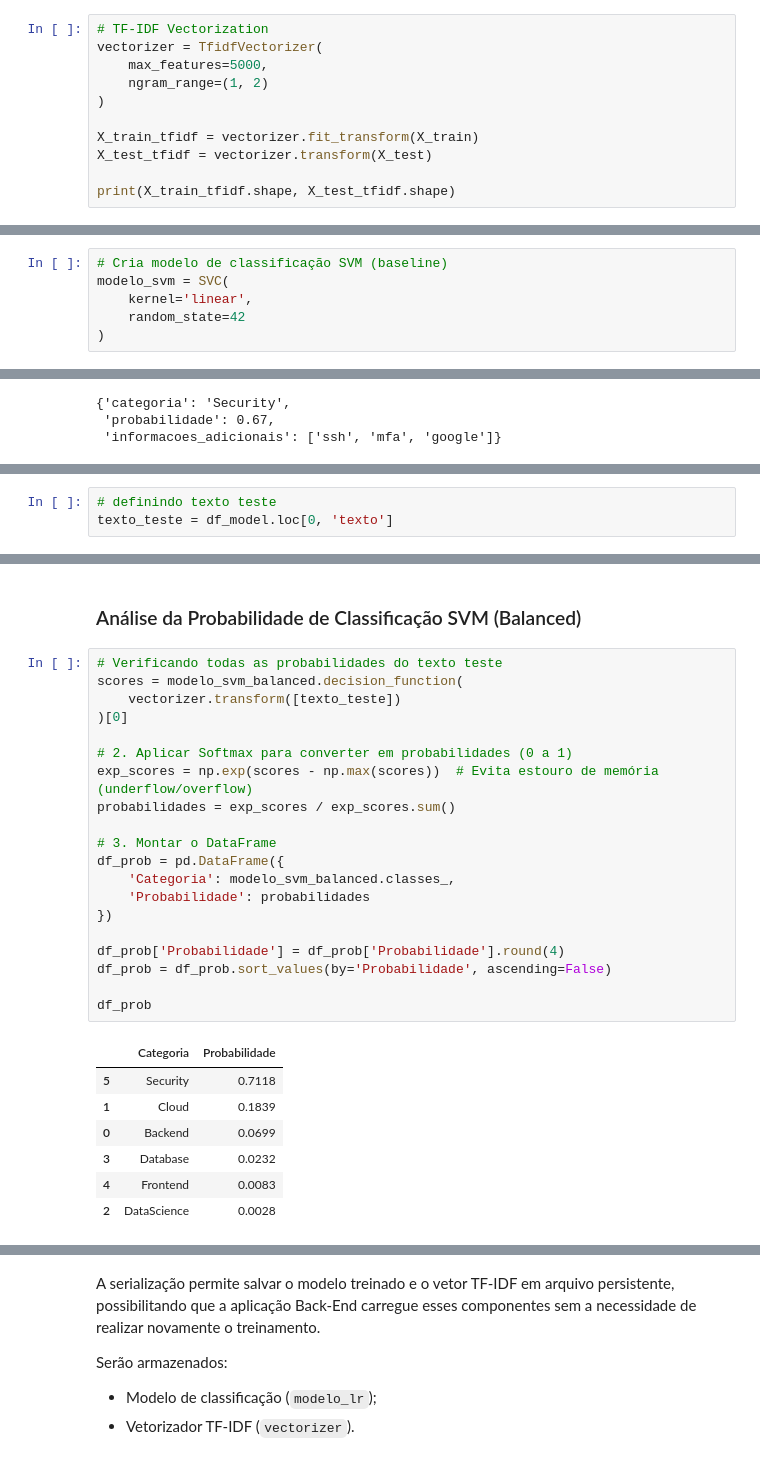
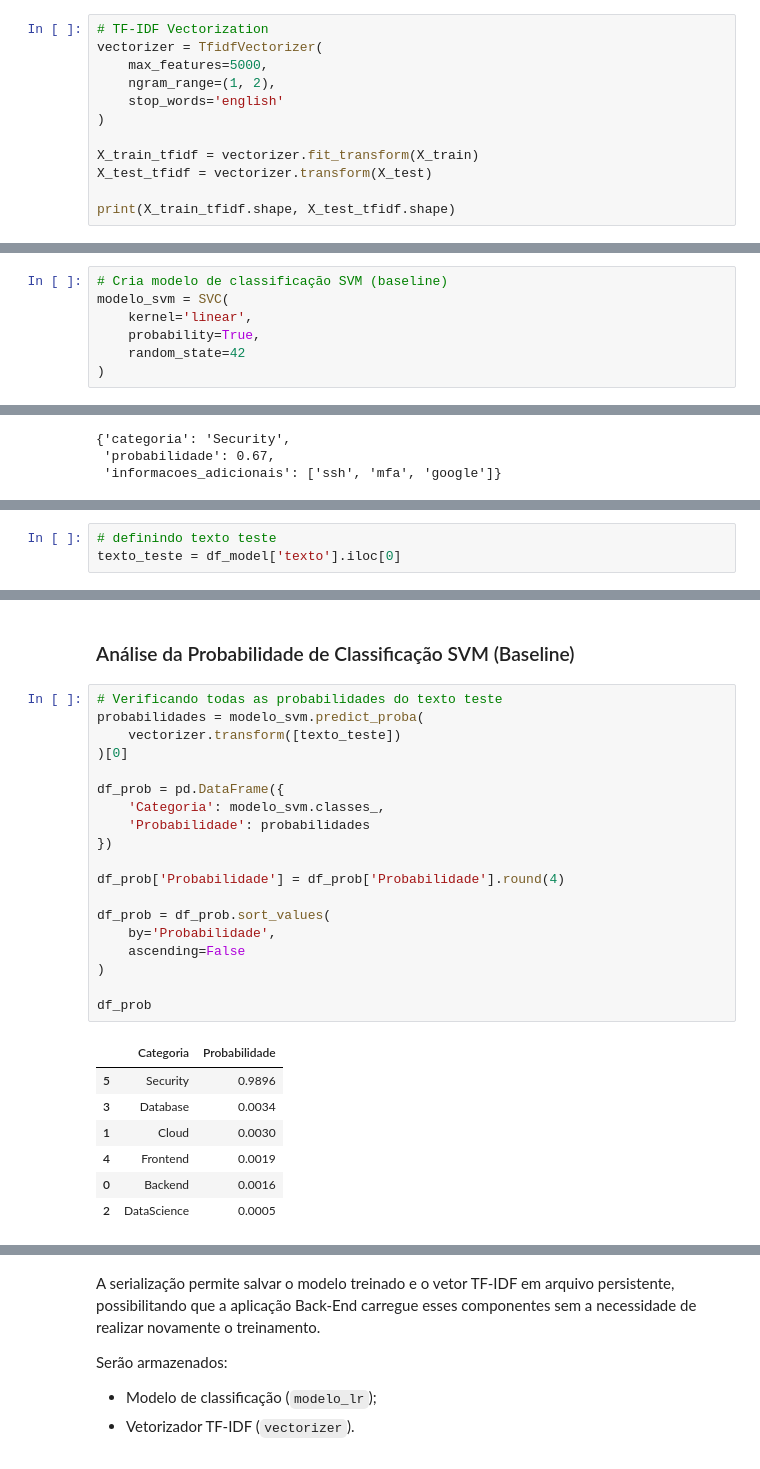
Before and after one commit to No-Country-simulation/g9-br-techmind-team10, a Jupyter notebook: datascience/notebooks/modelo_SVM.ipynb, the cells around one changed output, grey strips where cells are left out. Saved outputs shown, nothing was run; the diff lists cells and outputs as text.

Commit message:
modelo SVM baseline definido

```diff
--- a/datascience/notebooks/modelo_SVM.ipynb
+++ b/datascience/notebooks/modelo_SVM.ipynb
@@ -137,7 +137,8 @@ O vetorizador é ajustado (`fit_transform`) apenas nos dados de treino, e aplica
 # TF-IDF Vectorization
 vectorizer = TfidfVectorizer(
     max_features=5000,
-    ngram_range=(1, 2)
+    ngram_range=(1, 2),
+    stop_words='english'
 )
 
 X_train_tfidf = vectorizer.fit_transform(X_train)
@@ -372,6 +373,7 @@ Considerando essas informações, o modelo baseline será considerado o modelo f
 # Cria modelo de classificação SVM (baseline)
 modelo_svm = SVC(
     kernel='linear',
+    probability=True,
     random_state=42
 )
 # %% [markdown]
@@ -726,7 +811,7 @@ def analisar_conteudo(texto):
     }
 # %%
 # definindo texto teste
-texto_teste = df_model.loc[0, 'texto']
+texto_teste = df_model['texto'].iloc[0]
 # %%
 # Simulando o retorno
 resultado = analisar_conteudo(texto_teste)
@@ -742,30 +823,29 @@ A probabilidade será utilizada como uma informação adicional no retorno da AP
 # %% [markdown]
-### Análise da Probabilidade de Classificação SVM (Balanced)
+### Análise da Probabilidade de Classificação SVM (Baseline)
 # %%
 # Verificando todas as probabilidades do texto teste
-scores = modelo_svm_balanced.decision_function(
+probabilidades = modelo_svm.predict_proba(
     vectorizer.transform([texto_teste])
 )[0]
 
-# 2. Aplicar Softmax para converter em probabilidades (0 a 1)
-exp_scores = np.exp(scores - np.max(scores))  # Evita estouro de memória (underflow/overflow)
-probabilidades = exp_scores / exp_scores.sum()
-
-# 3. Montar o DataFrame
 df_prob = pd.DataFrame({
-    'Categoria': modelo_svm_balanced.classes_,
+    'Categoria': modelo_svm.classes_,
     'Probabilidade': probabilidades
 })
 
 df_prob['Probabilidade'] = df_prob['Probabilidade'].round(4)
-df_prob = df_prob.sort_values(by='Probabilidade', ascending=False)
+
+df_prob = df_prob.sort_values(
+    by='Probabilidade',
+    ascending=False
+)
 
 df_prob
 # %% [output]
 |  | Categoria | Probabilidade |
-| 5 | Security | 0.7118 |
-| 1 | Cloud | 0.1839 |
-| 0 | Backend | 0.0699 |
-| 3 | Database | 0.0232 |
-| 4 | Frontend | 0.0083 |
-| 2 | DataScience | 0.0028 |
+| 5 | Security | 0.9896 |
+| 3 | Database | 0.0034 |
+| 1 | Cloud | 0.0030 |
+| 4 | Frontend | 0.0019 |
+| 0 | Backend | 0.0016 |
+| 2 | DataScience | 0.0005 |
```
Also changed, not shown: parts of 55 cells of this notebook.
